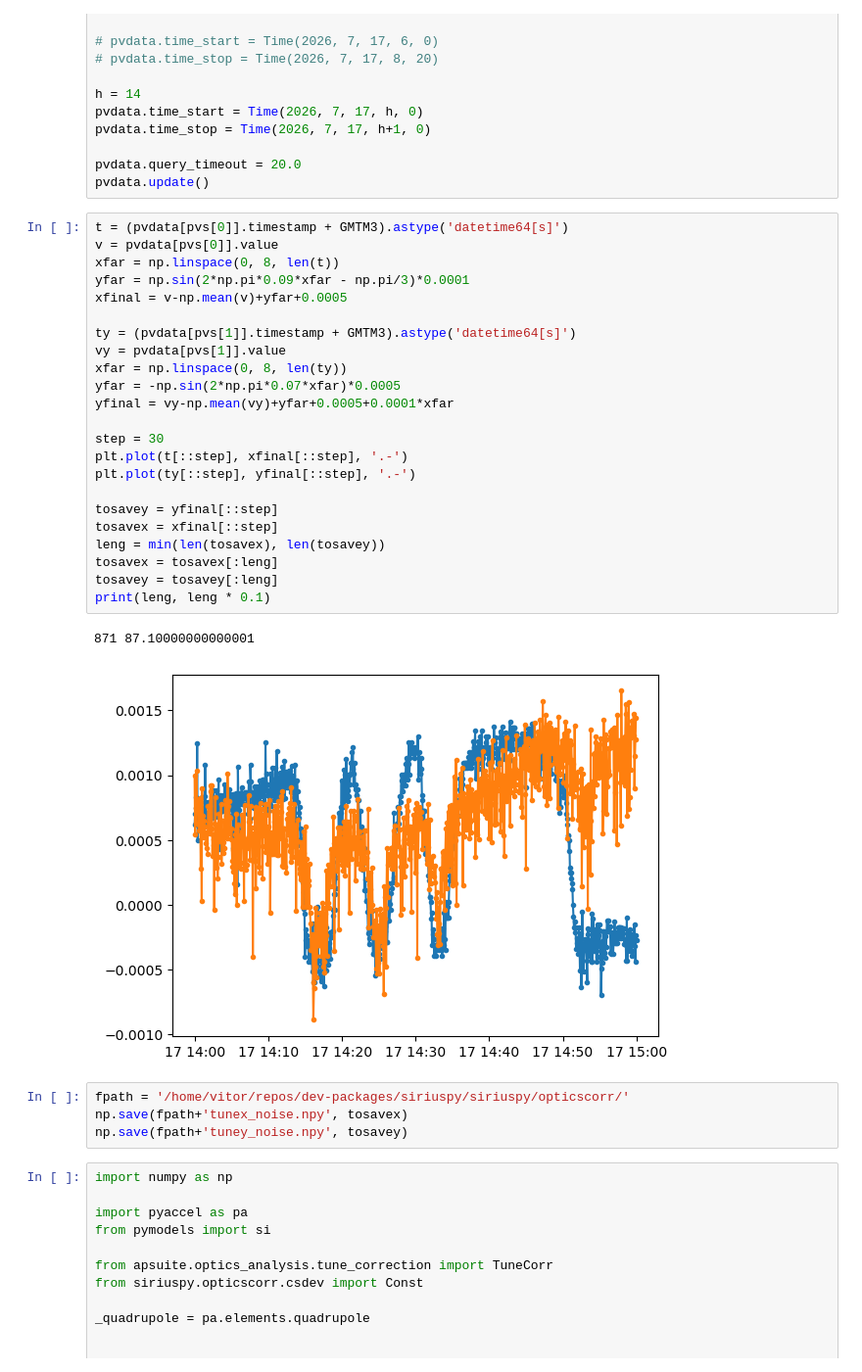
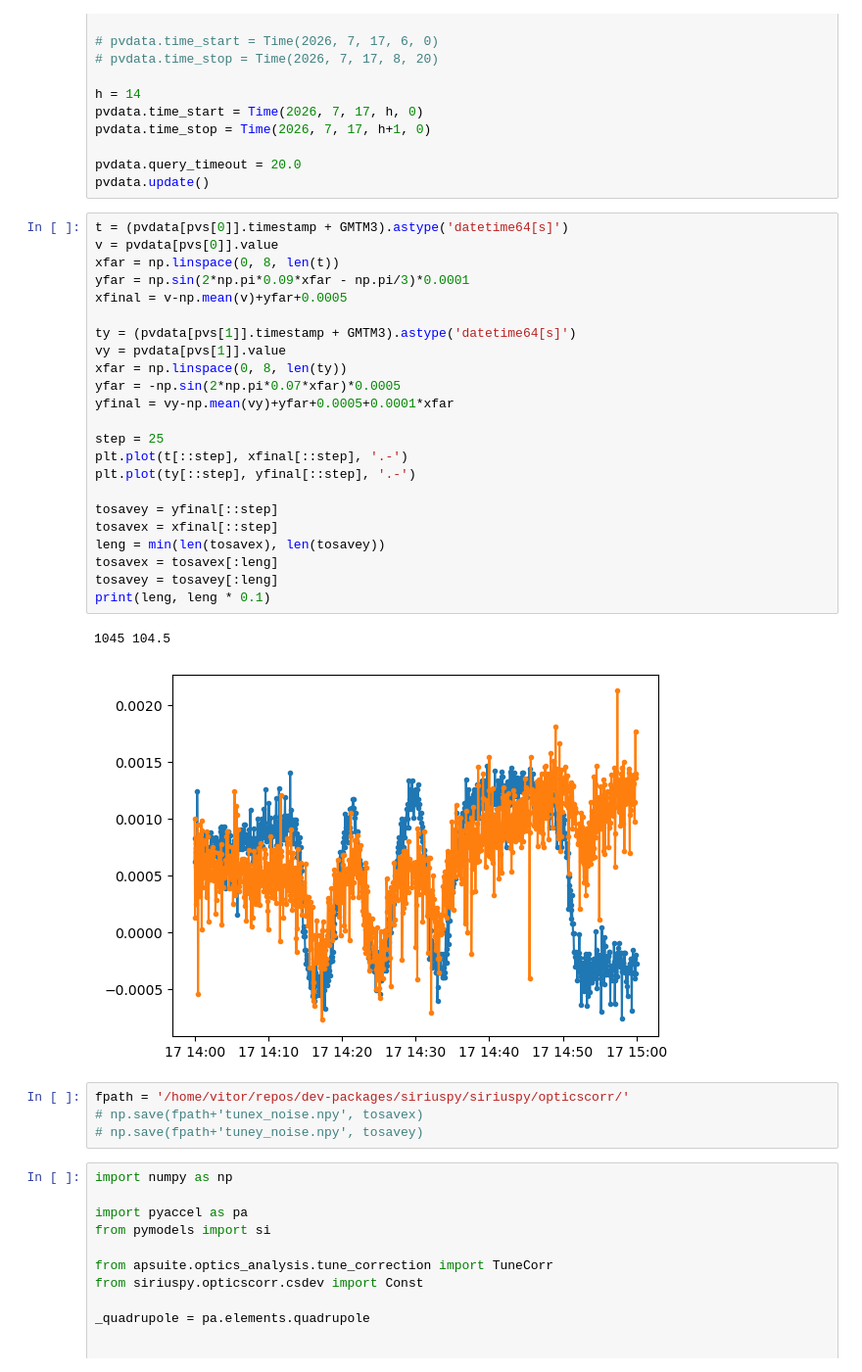
Before and after one commit to lnls-sirius/dev-packages, a Jupyter notebook: siriuspy/siriuspy/opticscorr/get_plain_noise.ipynb, the cells around one changed output. Shown at 98% size. Drawn from its saved outputs; the diff is of its cells as text.

```diff
--- a/siriuspy/siriuspy/opticscorr/get_plain_noise.ipynb
+++ b/siriuspy/siriuspy/opticscorr/get_plain_noise.ipynb
@@ -23,33 +25,33 @@ pvdata.update()
 # %%
 t = (pvdata[pvs[0]].timestamp + GMTM3).astype('datetime64[s]')
 v = pvdata[pvs[0]].value
 xfar = np.linspace(0, 8, len(t))
 yfar = np.sin(2*np.pi*0.09*xfar - np.pi/3)*0.0001
 xfinal = v-np.mean(v)+yfar+0.0005
 
 ty = (pvdata[pvs[1]].timestamp + GMTM3).astype('datetime64[s]')
 vy = pvdata[pvs[1]].value
 xfar = np.linspace(0, 8, len(ty))
 yfar = -np.sin(2*np.pi*0.07*xfar)*0.0005
 yfinal = vy-np.mean(vy)+yfar+0.0005+0.0001*xfar
 
-step = 30
+step = 25
 plt.plot(t[::step], xfinal[::step], '.-')
 plt.plot(ty[::step], yfinal[::step], '.-')
 
 tosavey = yfinal[::step]
 tosavex = xfinal[::step]
 leng = min(len(tosavex), len(tosavey))
 tosavex = tosavex[:leng]
 tosavey = tosavey[:leng]
 print(leng, leng * 0.1)
 # %% [output]
-871 87.10000000000001
+1045 104.5
-[figure, old version]
+[figure, new version]
 # %%
 fpath = '/home/vitor/repos/dev-packages/siriuspy/siriuspy/opticscorr/'
-np.save(fpath+'tunex_noise.npy', tosavex)
-np.save(fpath+'tuney_noise.npy', tosavey)
+# np.save(fpath+'tunex_noise.npy', tosavex)
+# np.save(fpath+'tuney_noise.npy', tosavey)
 # %%
 import numpy as np
 
```
Also changed, not shown: parts of 12 cells of this notebook, 15 other files.
